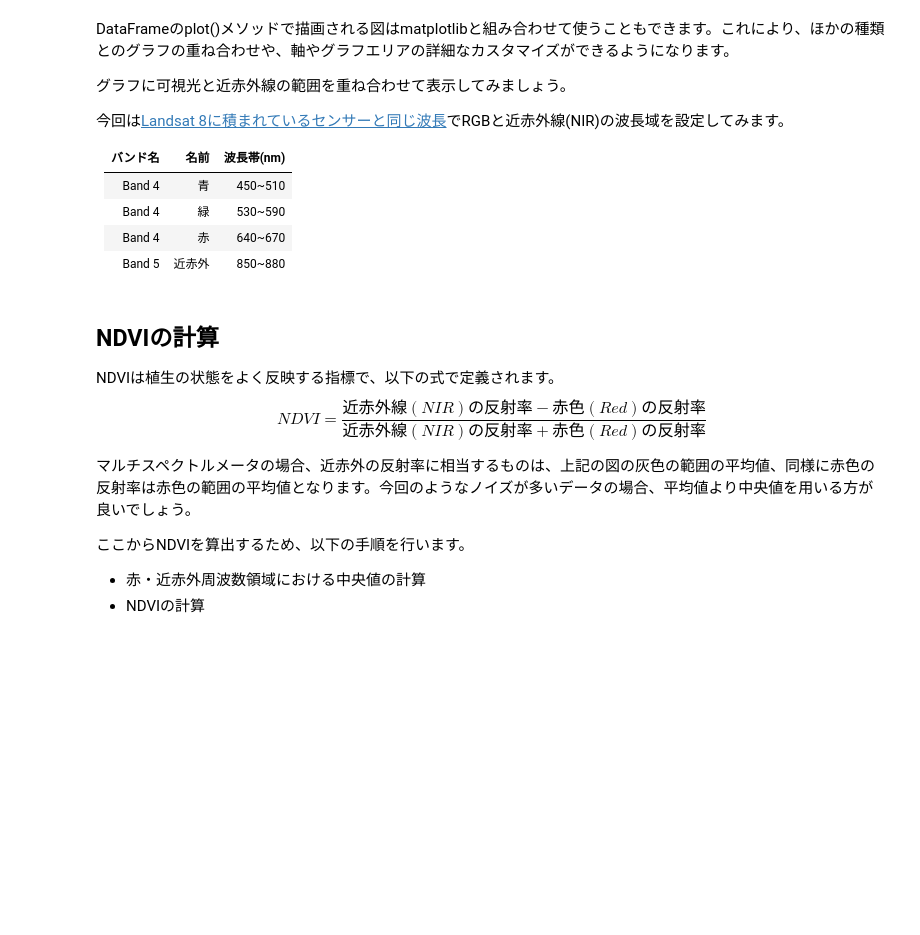
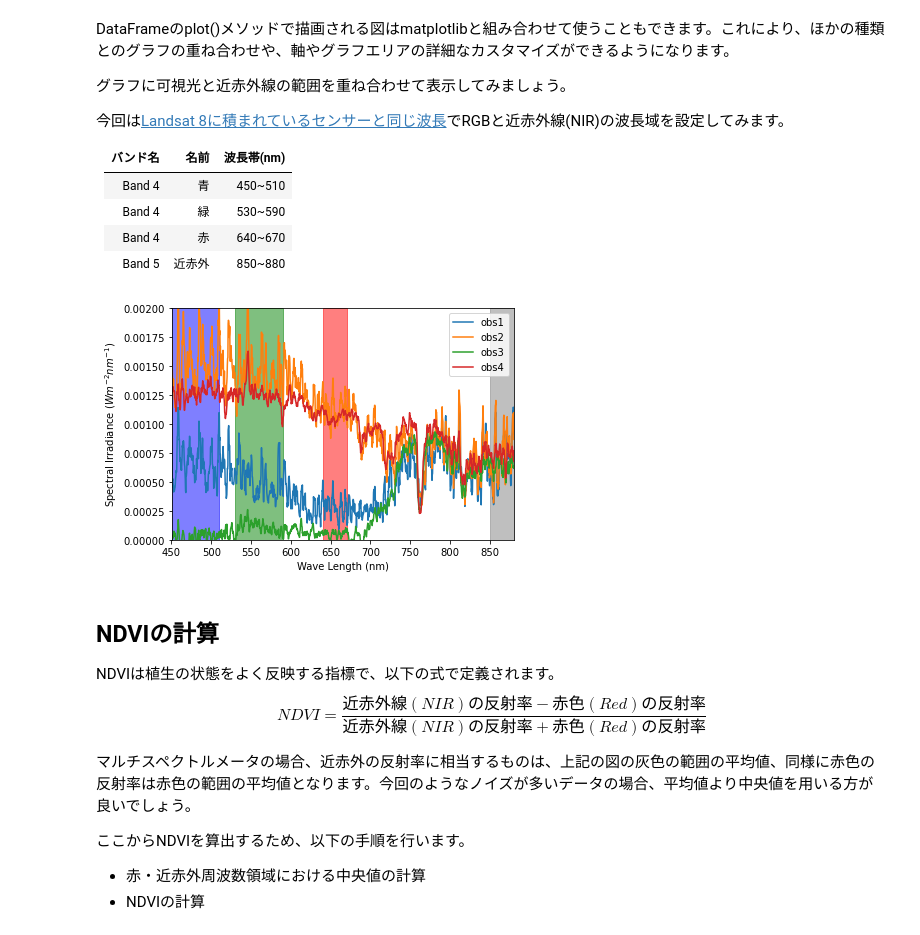
Before and after one commit to amano-takahisa/rs_with_python, a Jupyter notebook: docs/handson/plot_hyperspectral.ipynb, the cells around one changed output. Cells and saved outputs as stored; diff of their text form; code cells hidden in the pictures; blank space fills up the shorter version.

```diff
--- a/docs/handson/plot_hyperspectral.ipynb
+++ b/docs/handson/plot_hyperspectral.ipynb
@@ -104,3 +234,54 @@ DataFrameのplot()メソッドで描画される図はmatplotlibと組み合わ
+# %%
+# matplotlibのインポート
+import matplotlib.pyplot as plt
+import pathlib
+
+# 波長域の定義
+wave_length = {'Blue':  {'range':(450, 510), 'color':'Blue'},
+               'Green': {'range':(530, 590), 'color':'Green'},
+               'Red':   {'range':(640, 670), 'color':'Red'},
+               'NIR':   {'range':(850, 880), 'color':'Gray'}}
+
+# plot範囲の定義
+plot_xlim = (wave_length['Blue']['range'][0],
+             wave_length['NIR']['range'][1])
+
+plot_ylim = (0, 0.002)
+
+# プロットオブジェクトの初期化
+fig, ax = plt.subplots()
+
+# 各バンドの範囲をプロット
+for band in wave_length:
+    ax.axvspan(*wave_length[band]['range'],
+               color=wave_length[band]['color'],
+               alpha=0.5)
+
+# グラフをプロット
+# spec.plot(x='WL', ax=ax, xlim=plot_xlim, ylim=plot_ylim)
+spec.plot(x='WL', ax=ax)
+
+# プロットの範囲を変更
+ax.set_xlim(plot_xlim)
+ax.set_ylim(plot_ylim)
+
+# グラフのタイトル等をプロット
+ax.set_xlabel(r'Wave Length (nm)')
+ax.set_ylabel(r'Spectral Irradiance ($W m^{-2} nm^{-1}$)')
+
+plt.tight_layout()
+
+# 'out'フォルダの作成
+p = pathlib.Path('out')
+p.mkdir(exist_ok=True)
+
+# 'out'フォルダに画像として保存
+plt.savefig('out/spectral.png')
+
+# 画面へ表示
+plt.show()
+# %% [output]
+[figure, added]
 # %% [markdown]
 ## NDVIの計算
 NDVIは植生の状態をよく反映する指標で、以下の式で定義されます。
```
Also changed, not shown: parts of 23 cells of this notebook, 7 other files.
